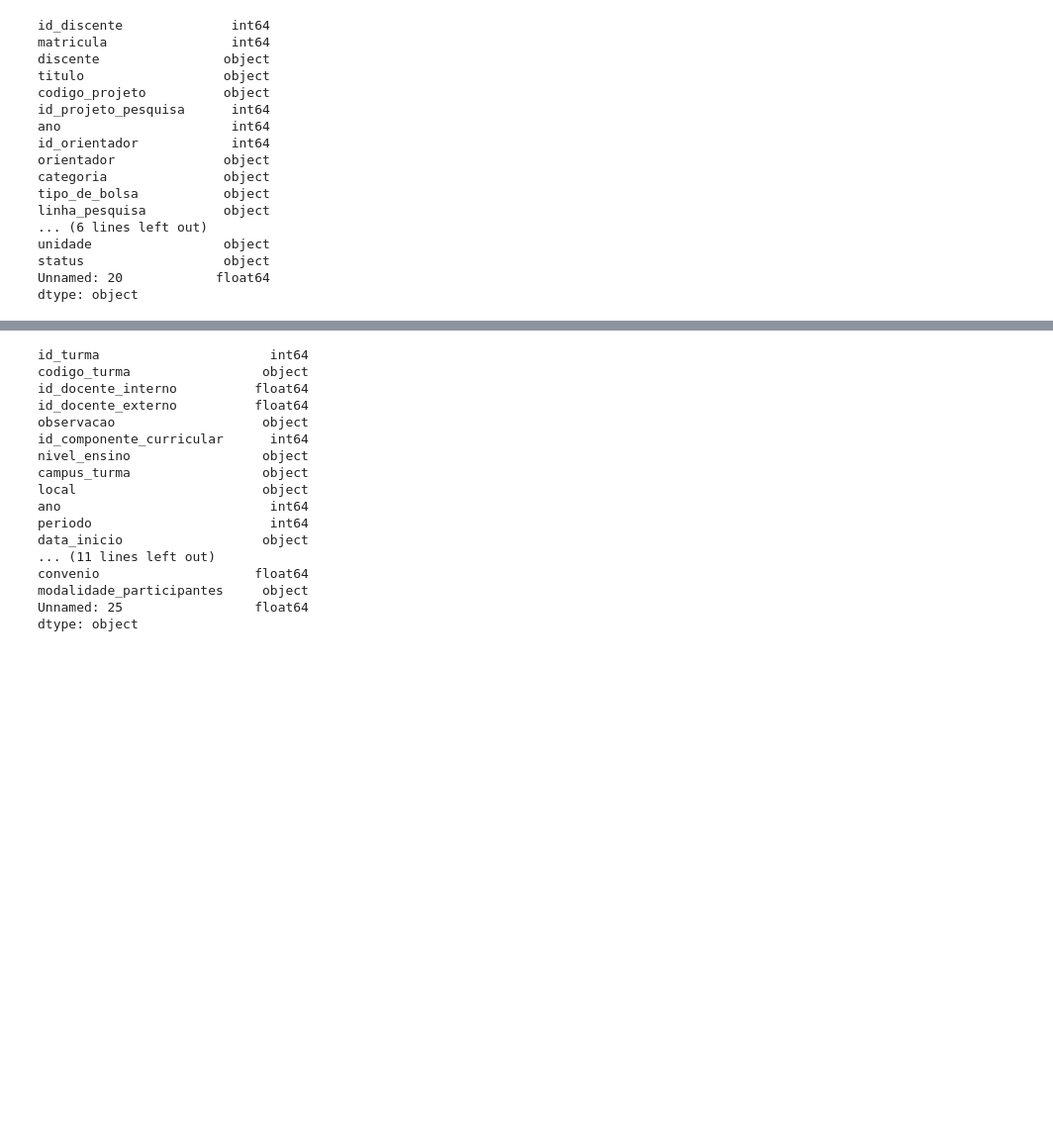
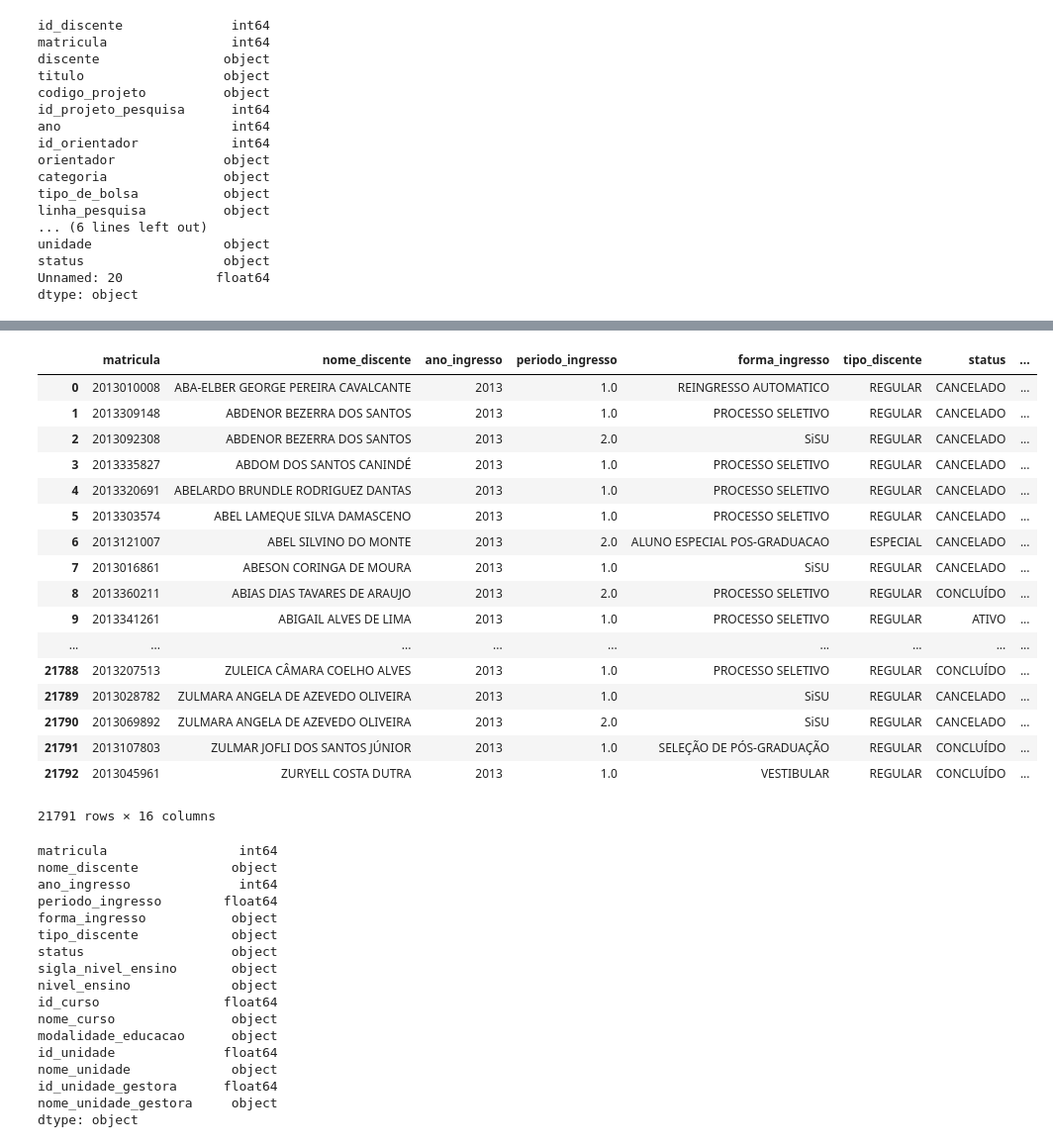
Before and after one commit to patysayonara/PROB_TRABALHO, a Jupyter notebook: Trabalho.ipynb, the cells around one changed output, grey strips where cells are left out. Shown: that part at 99% size. Drawn from its saved outputs; the diff is of its cells as text; code cells hidden in the pictures; blank space fills up the shorter version.

```diff
--- a/Trabalho.ipynb
+++ b/Trabalho.ipynb
@@ -71,0 +138,2 @@ turma
+# %%
+discentes2013.drop(labels=[3090, 20654], inplace=True)
@@ -72,20 +160,42 @@ turma
+# %%
+discentes2013.matricula = discentes2013.matricula.astype(np.int64)
+discentes2013
+# %% [output]
+|  | matricula | nome_discente | ano_ingresso | periodo_ingresso | forma_ingresso | tipo_discente | status | ... |
+| 0 | 2013010008 | ABA-ELBER GEORGE PEREIRA CAVALCANTE | 2013 | 1.0 | REINGRESSO AUTOMATICO | REGULAR | CANCELADO | ... |
+| 1 | 2013309148 | ABDENOR BEZERRA DOS SANTOS | 2013 | 1.0 | PROCESSO SELETIVO | REGULAR | CANCELADO | ... |
+| 2 | 2013092308 | ABDENOR BEZERRA DOS SANTOS | 2013 | 2.0 | SiSU | REGULAR | CANCELADO | ... |
+| 3 | 2013335827 | ABDOM DOS SANTOS CANINDÉ | 2013 | 1.0 | PROCESSO SELETIVO | REGULAR | CANCELADO | ... |
+| 4 | 2013320691 | ABELARDO BRUNDLE RODRIGUEZ DANTAS | 2013 | 1.0 | PROCESSO SELETIVO | REGULAR | CANCELADO | ... |
+| 5 | 2013303574 | ABEL LAMEQUE SILVA DAMASCENO | 2013 | 1.0 | PROCESSO SELETIVO | REGULAR | CANCELADO | ... |
+| 6 | 2013121007 | ABEL SILVINO DO MONTE | 2013 | 2.0 | ALUNO ESPECIAL POS-GRADUACAO | ESPECIAL | CANCELADO | ... |
+| 7 | 2013016861 | ABESON CORINGA DE MOURA | 2013 | 1.0 | SiSU | REGULAR | CANCELADO | ... |
+| 8 | 2013360211 | ABIAS DIAS TAVARES DE ARAUJO | 2013 | 2.0 | PROCESSO SELETIVO | REGULAR | CONCLUÍDO | ... |
+| 9 | 2013341261 | ABIGAIL ALVES DE LIMA | 2013 | 1.0 | PROCESSO SELETIVO | REGULAR | ATIVO | ... |
+| ... | ... | ... | ... | ... | ... | ... | ... | ... |
+| 21788 | 2013207513 | ZULEICA CÂMARA COELHO ALVES | 2013 | 1.0 | PROCESSO SELETIVO | REGULAR | CONCLUÍDO | ... |
+| 21789 | 2013028782 | ZULMARA ANGELA DE AZEVEDO OLIVEIRA | 2013 | 1.0 | SiSU | REGULAR | CANCELADO | ... |
+| 21790 | 2013069892 | ZULMARA ANGELA DE AZEVEDO OLIVEIRA | 2013 | 2.0 | SiSU | REGULAR | CANCELADO | ... |
+| 21791 | 2013107803 | ZULMAR JOFLI DOS SANTOS JÚNIOR | 2013 | 1.0 | SELEÇÃO DE PÓS-GRADUAÇÃO | REGULAR | CONCLUÍDO | ... |
+| 21792 | 2013045961 | ZURYELL COSTA DUTRA | 2013 | 1.0 | VESTIBULAR | REGULAR | CONCLUÍDO | ... |
+21791 rows × 16 columns
 # %%
-turma.dtypes
+discentes2013.dtypes
 # %% [output]
-id_turma                      int64
-codigo_turma                 object
-id_docente_interno          float64
-id_docente_externo          float64
-observacao                   object
-id_componente_curricular      int64
-nivel_ensino                 object
-campus_turma                 object
-local                        object
-ano                           int64
-periodo                       int64
-data_inicio                  object
-... (11 lines left out)
-convenio                    float64
-modalidade_participantes     object
-Unnamed: 25                 float64
+matricula                 int64
+nome_discente            object
+ano_ingresso              int64
+periodo_ingresso        float64
+forma_ingresso           object
+tipo_discente            object
+status                   object
+sigla_nivel_ensino       object
+nivel_ensino             object
+id_curso                float64
+nome_curso               object
+modalidade_educacao      object
+id_unidade              float64
+nome_unidade             object
+id_unidade_gestora      float64
+nome_unidade_gestora     object
 dtype: object
```
Also changed, not shown: parts of 20 cells of this notebook.
